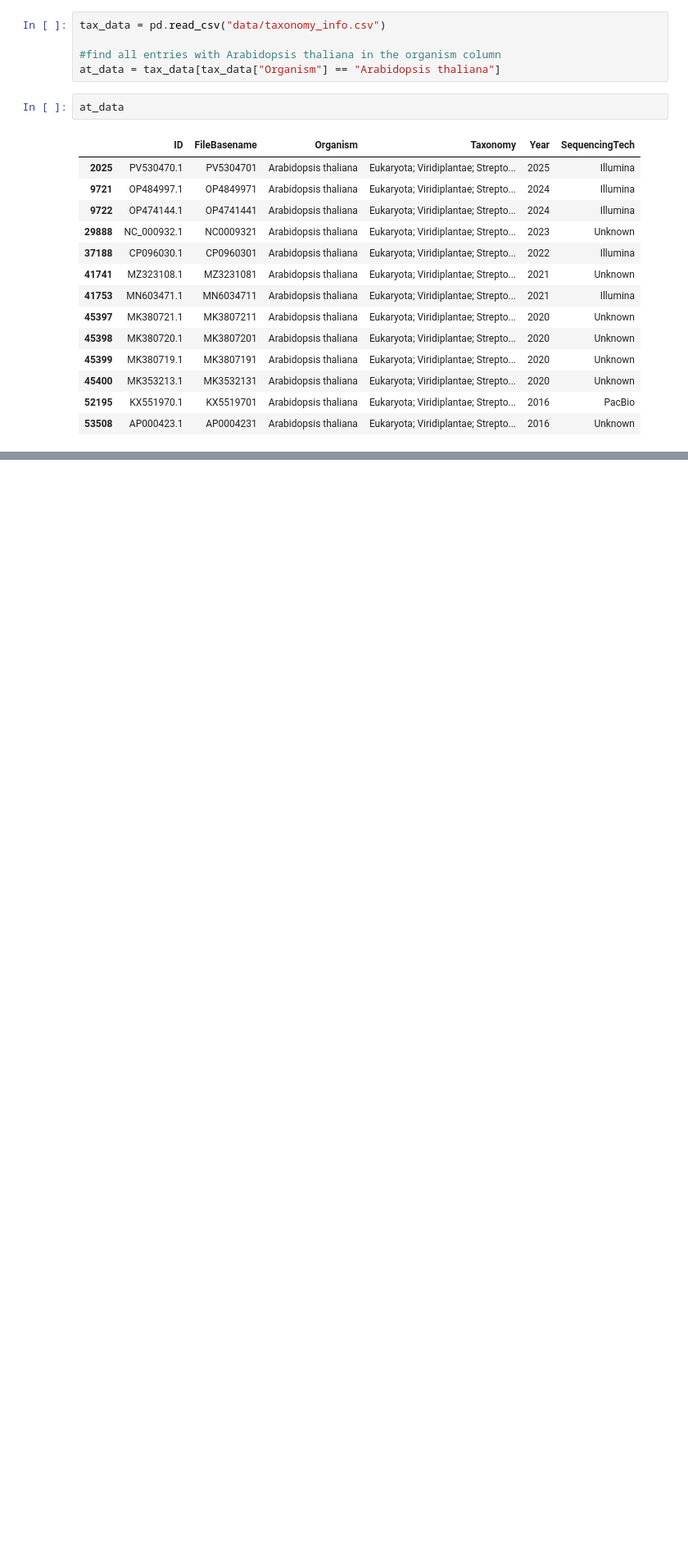
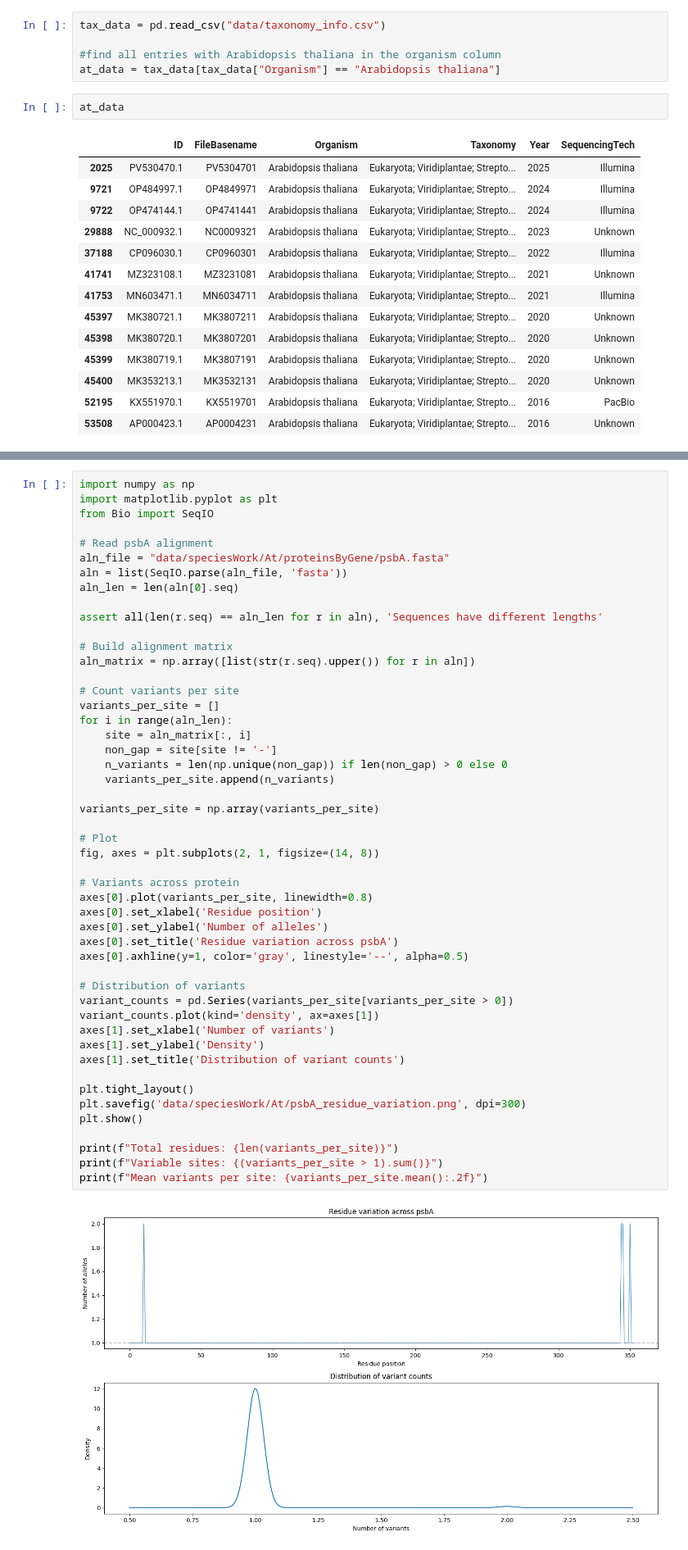
Before and after one commit to hddawson/chloroplast_genome_evaluation, a Jupyter notebook: notebooks/findSpeciesVariants.ipynb, the cells around one changed output, grey strips where cells are left out. Shown: that part at 82% size. Cells and saved outputs as stored; diff of their text form; blank space fills up the shorter version.

Commit message:
residue gwases

```diff
--- a/notebooks/findSpeciesVariants.ipynb
+++ b/notebooks/findSpeciesVariants.ipynb
@@ -64,0 +330,51 @@ MFA written to data/speciesWork/At/genomes/combined.mfa
+# %%
+import numpy as np
+import matplotlib.pyplot as plt
+from Bio import SeqIO
+
+# Read psbA alignment
+aln_file = "data/speciesWork/At/proteinsByGene/psbA.fasta"
+aln = list(SeqIO.parse(aln_file, 'fasta'))
+aln_len = len(aln[0].seq)
+
+assert all(len(r.seq) == aln_len for r in aln), 'Sequences have different lengths'
+
+# Build alignment matrix
+aln_matrix = np.array([list(str(r.seq).upper()) for r in aln])
+
+# Count variants per site
+variants_per_site = []
+for i in range(aln_len):
+    site = aln_matrix[:, i]
+    non_gap = site[site != '-']
+    n_variants = len(np.unique(non_gap)) if len(non_gap) > 0 else 0
+    variants_per_site.append(n_variants)
+
+variants_per_site = np.array(variants_per_site)
+
+# Plot
+fig, axes = plt.subplots(2, 1, figsize=(14, 8))
+
+# Variants across protein
+axes[0].plot(variants_per_site, linewidth=0.8)
+axes[0].set_xlabel('Residue position')
+axes[0].set_ylabel('Number of alleles')
+axes[0].set_title('Residue variation across psbA')
+axes[0].axhline(y=1, color='gray', linestyle='--', alpha=0.5)
+
+# Distribution of variants
+variant_counts = pd.Series(variants_per_site[variants_per_site > 0])
+variant_counts.plot(kind='density', ax=axes[1])
+axes[1].set_xlabel('Number of variants')
+axes[1].set_ylabel('Density')
+axes[1].set_title('Distribution of variant counts')
+
+plt.tight_layout()
+plt.savefig('data/speciesWork/At/psbA_residue_variation.png', dpi=300)
+plt.show()
+
+print(f"Total residues: {len(variants_per_site)}")
+print(f"Variable sites: {(variants_per_site > 1).sum()}")
+print(f"Mean variants per site: {variants_per_site.mean():.2f}")
+# %% [output]
+[figure, added]
```
Also changed, not shown: parts of 12 cells of this notebook, 14 other files.
